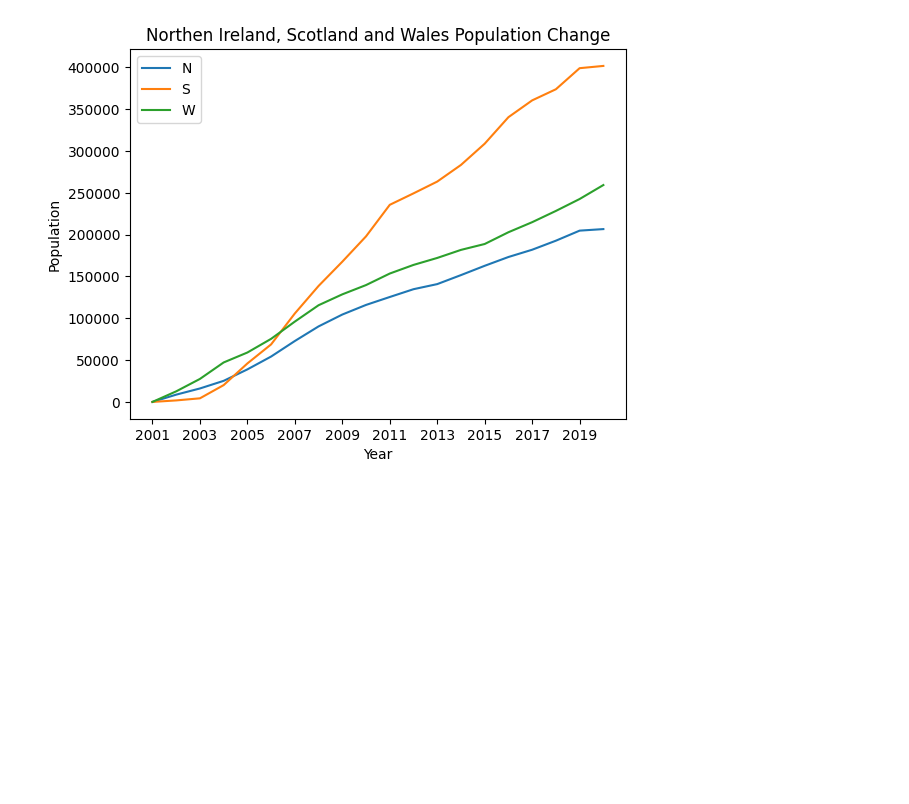
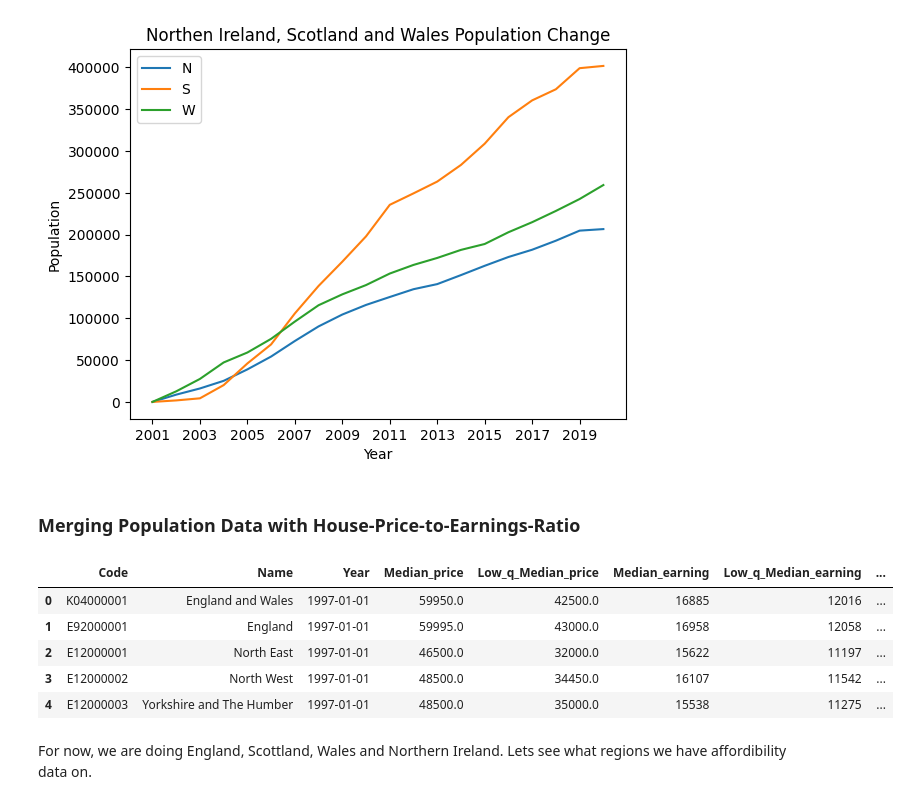
Before and after one commit to qa21336/HousingStatisticsAnalysis-, a Jupyter notebook: src/populationDataWrangling_mountDrive.ipynb, the cells around one changed output. Saved outputs shown, nothing was run; the diff lists cells and outputs as text; code cells hidden in the pictures; blank space fills up the shorter version.

```diff
--- a/src/populationDataWrangling_mountDrive.ipynb
+++ b/src/populationDataWrangling_mountDrive.ipynb
@@ -197,3 +208,17 @@ plt.ylabel("Population")
 # %% [output]
 Text(0, 0.5, 'Population')
 [figure]
+# %% [markdown]
+### Merging Population Data with House-Price-to-Earnings-Ratio
+# %%
+priceToEarningsDf = pd.read_csv("/content/drive/MyDrive/ADS Datasets/price_earnings_eng_cym_wrangled.csv")
+priceToEarningsDf.head()
+# %% [output]
+|  | Code | Name | Year | Median_price | Low_q_Median_price | Median_earning | Low_q_Median_earning | ... |
+| 0 | K04000001 | England and Wales | 1997-01-01 | 59950.0 | 42500.0 | 16885 | 12016 | ... |
+| 1 | E92000001 | England | 1997-01-01 | 59995.0 | 43000.0 | 16958 | 12058 | ... |
+| 2 | E12000001 | North East | 1997-01-01 | 46500.0 | 32000.0 | 15622 | 11197 | ... |
+| 3 | E12000002 | North West | 1997-01-01 | 48500.0 | 34450.0 | 16107 | 11542 | ... |
+| 4 | E12000003 | Yorkshire and The Humber | 1997-01-01 | 48500.0 | 35000.0 | 15538 | 11275 | ... |
+# %% [markdown]
+For now, we are doing England, Scottland, Wales and Northern Ireland. Lets see what regions we have affordibility data on.
```
Also changed, not shown: parts of 8 cells of this notebook.
